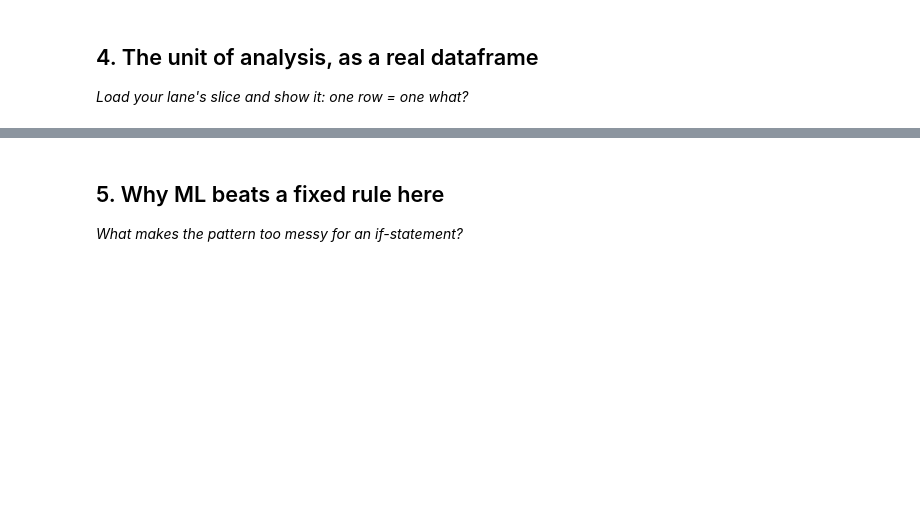
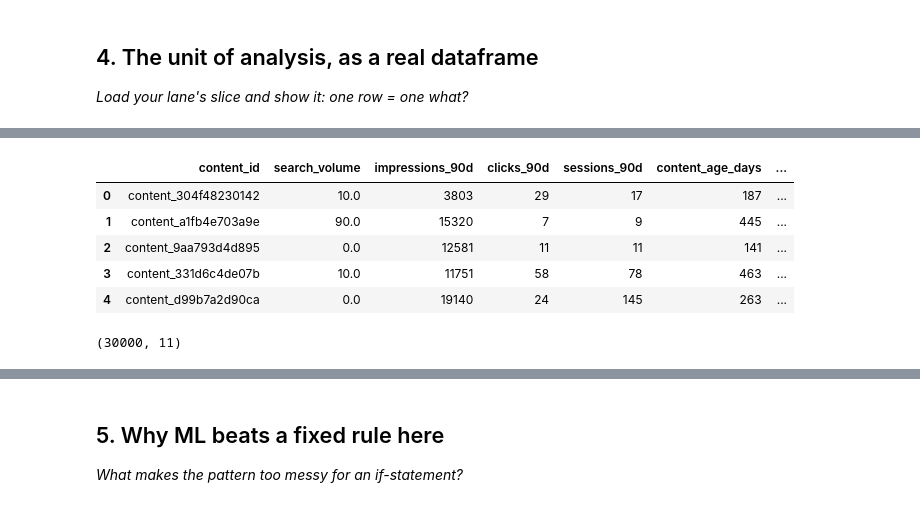
Before and after one commit to samana-gillani/flyrank-ml-internship, a Jupyter notebook: work/notebooks/w02_ml_task_framing.ipynb, the cells around one changed output, grey strips where cells are left out. Cells and saved outputs as stored; diff of their text form; code cells hidden in the pictures; blank space fills up the shorter version.

```diff
--- a/work/notebooks/w02_ml_task_framing.ipynb
+++ b/work/notebooks/w02_ml_task_framing.ipynb
@@ -6,6 +6,26 @@
 This skeleton is yours to fill. Work the sections **in order** — each one has a one-line hint. Simple words, honest numbers.
 
 > Working with an AI assistant? Tell it to read `skills/README.md` first and load the one skill this assignment names on its card.
+# %%
+import pandas as pd
+
+df = pd.read_csv("data/raw/content_refresh_anonymized.csv")
+
+refresh_df = df[
+    [
+        "content_id",
+        "search_volume",
+        "impressions_90d",
+        "clicks_90d",
+        "sessions_90d",
+        "content_age_days",
+        "days_since_last_update",
+        "ctr",
+        "avg_position",
+        "trend_direction",
+        "trend_pct",
+    ]
+]
 # %% [markdown]
 ## 1. My lane as an ML task (type)
 
@@ -36,0 +104,13 @@ This skeleton is yours to fill. Work the sections **in order** — each one has
+# %%
+refresh_df.head()
+# %% [output]
+|  | content_id | search_volume | impressions_90d | clicks_90d | sessions_90d | content_age_days | ... |
+| 0 | content_304f48230142 | 10.0 | 3803 | 29 | 17 | 187 | ... |
+| 1 | content_a1fb4e703a9e | 90.0 | 15320 | 7 | 9 | 445 | ... |
+| 2 | content_9aa793d4d895 | 0.0 | 12581 | 11 | 11 | 141 | ... |
+| 3 | content_331d6c4de07b | 10.0 | 11751 | 58 | 78 | 463 | ... |
+| 4 | content_d99b7a2d90ca | 0.0 | 19140 | 24 | 145 | 263 | ... |
+# %%
+refresh_df.shape
+# %% [output]
+(30000, 11)
```
Also changed, not shown: parts of 11 cells of this notebook.
